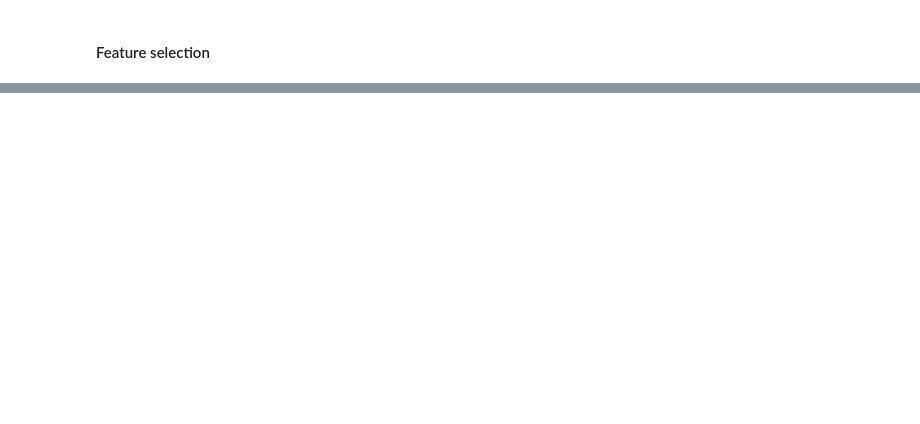
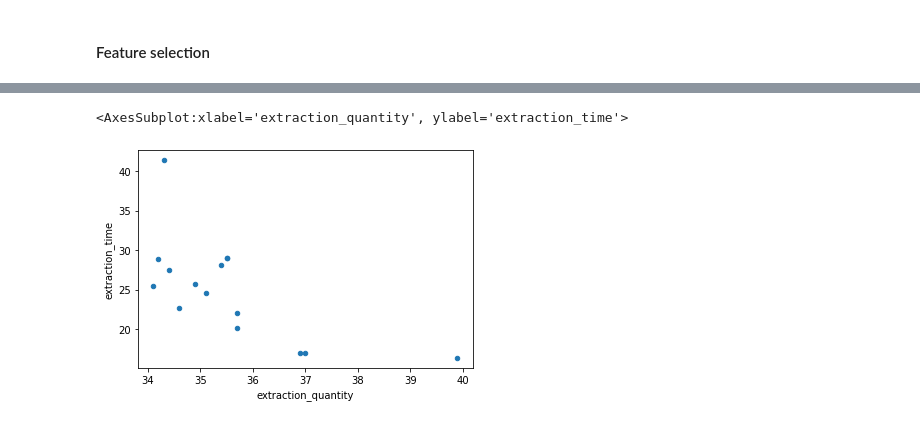
Before and after one commit to manuelmaior29/brewie, a Jupyter notebook: src/data-analysis.ipynb, the cells around one changed output, grey strips where cells are left out. Saved outputs shown, nothing was run; the diff lists cells and outputs as text; code cells hidden in the pictures; blank space fills up the shorter version.

```diff
--- a/src/data-analysis.ipynb
+++ b/src/data-analysis.ipynb
@@ -41,0 +38,5 @@ data.plot.scatter(x=var, y='coffee_based_drink_taste_rating')
+# %%
+df.plot.scatter(x='extraction_quantity', y='extraction_time')
+# %% [output]
+<AxesSubplot:xlabel='extraction_quantity', ylabel='extraction_time'>
+[figure, added]
```
Also changed, not shown: parts of 6 cells of this notebook.
